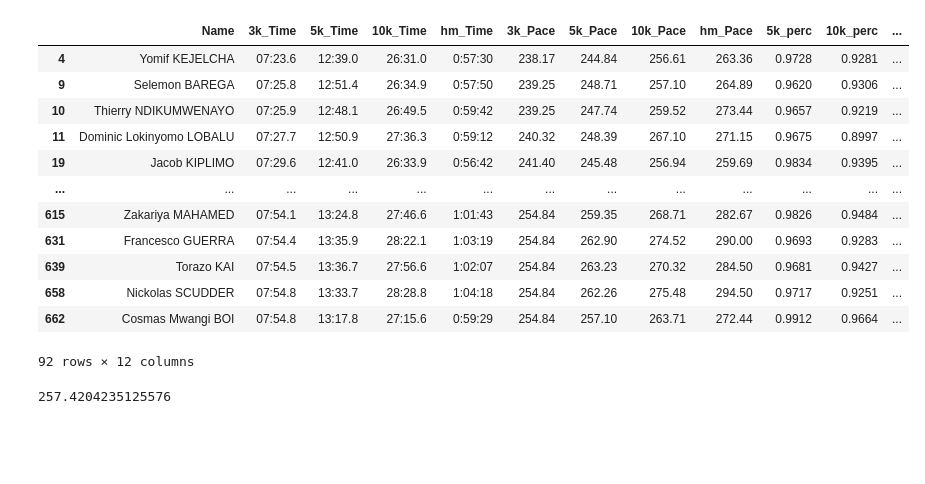
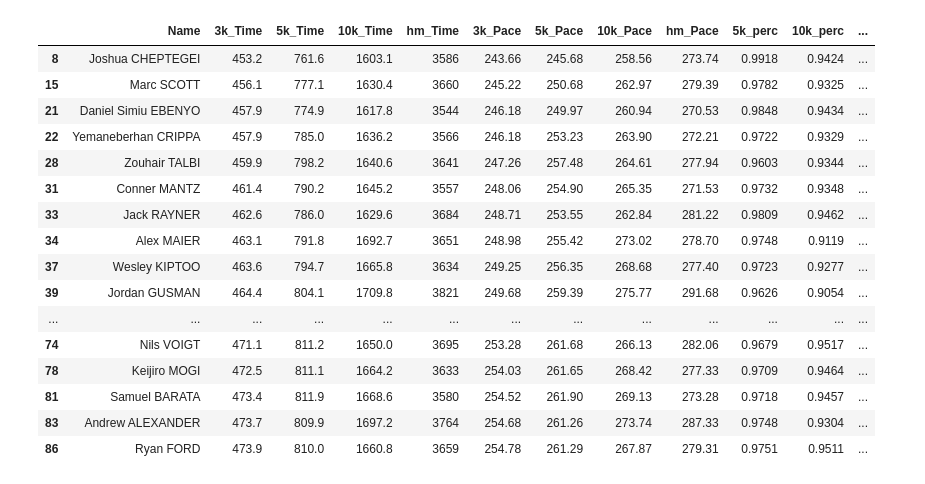
Before and after one commit to 415jason/Bowers-Pace-Chart, a Jupyter notebook: PaceChartData.ipynb, the cells around one changed output. Cells and saved outputs as stored; diff of their text form; code cells hidden in the pictures; blank space fills up the shorter version.

Commit message:
Worked on calculating initial pace chart

```diff
--- a/PaceChartData.ipynb
+++ b/PaceChartData.ipynb
@@ -5,32 +5,51 @@ times_3k = pd.read_csv(r"C:\Users\Jason\Downloads\DataScience\3k_Times.csv")
 times_5k = pd.read_csv(r"C:\Users\Jason\Downloads\DataScience\5k_Times.csv")
 times_10k = pd.read_csv(r"C:\Users\Jason\Downloads\DataScience\10k_Times.csv")
 times_hm = pd.read_csv(r"C:\Users\Jason\Downloads\DataScience\hm_Times.csv")
+times_marathon = pd.read_csv(r"C:\Users\Jason\Downloads\DataScience\mara_Times.csv", encoding='latin1')
+# %%
+def format_to_time(sec):
+    tot = round(sec)
+    minutes = tot // 60
+    remaining_seconds = tot % 60
+    return f"{minutes:02}:{remaining_seconds:02}"
+
+def format_to_sec(time_str):
+    minutes, seconds = time_str.split(":")
+    return int(minutes) * 60 + float(seconds)
 # %%
 comp = times_3k.merge(times_5k, on='Name', how='left').merge(times_10k, on='Name', how='left').merge(times_hm, on='Name', how='left')
 comp.dropna(inplace=True)
-comp['3k_Pace'] = (pd.to_timedelta('00:' + comp['3k_Time']).dt.total_seconds().astype(int) / 1.86).round(2)
-comp['5k_Pace'] = (pd.to_timedelta('00:' + comp['5k_Time']).dt.total_seconds().astype(int) / 3.1).round(2)
-comp['10k_Pace'] = (pd.to_timedelta('00:' + comp['10k_Time']).dt.total_seconds().astype(int) / 6.2).round(2)
-comp['hm_Pace'] = (pd.to_timedelta(comp['hm_Time']).dt.total_seconds().astype(int) / 13.1).round(2)
+comp['3k_Time'] = comp['3k_Time'].apply(format_to_sec)
+comp['5k_Time'] = comp['5k_Time'].apply(format_to_sec)
+comp['10k_Time'] = comp['10k_Time'].apply(format_to_sec)
+comp['hm_Time'] = pd.to_timedelta(comp['hm_Time']).dt.total_seconds().astype(int)
+comp['3k_Pace'] = (comp['3k_Time'] / 1.86).round(2)
+comp['5k_Pace'] = (comp['5k_Time'] / 3.1).round(2)
+comp['10k_Pace'] = (comp['10k_Time'] / 6.2).round(2)
+comp['hm_Pace'] = (comp['hm_Time'] / 13.1).round(2)
 comp['5k_perc'] = (comp['3k_Pace'] / comp['5k_Pace']).round(4)
 comp['10k_perc'] = (comp['3k_Pace'] / comp['10k_Pace']).round(4)
 comp['hm_perc'] = (comp['3k_Pace'] / comp['hm_Pace']).round(4)
-comp
+comp_m = comp.merge(times_marathon, on='Name', how='left').dropna()
+comp_m['Marathon'] = pd.to_timedelta(comp_m['Marathon']).dt.total_seconds().astype(int)
+comp_m['Marathon_Pace'] = (comp_m['Marathon'] / 26.2).round(2)
+comp_m['Marathon_perc'] = (comp_m['3k_Pace'] / comp_m['Marathon_Pace']).round(4)
+comp_m
 # %% [output]
 |  | Name | 3k_Time | 5k_Time | 10k_Time | hm_Time | 3k_Pace | 5k_Pace | 10k_Pace | hm_Pace | 5k_perc | 10k_perc | ... |
-| 4 | Yomif KEJELCHA | 07:23.6 | 12:39.0 | 26:31.0 | 0:57:30 | 238.17 | 244.84 | 256.61 | 263.36 | 0.9728 | 0.9281 | ... |
-| 9 | Selemon BAREGA | 07:25.8 | 12:51.4 | 26:34.9 | 0:57:50 | 239.25 | 248.71 | 257.10 | 264.89 | 0.9620 | 0.9306 | ... |
-| 10 | Thierry NDIKUMWENAYO | 07:25.9 | 12:48.1 | 26:49.5 | 0:59:42 | 239.25 | 247.74 | 259.52 | 273.44 | 0.9657 | 0.9219 | ... |
-| 11 | Dominic Lokinyomo LOBALU | 07:27.7 | 12:50.9 | 27:36.3 | 0:59:12 | 240.32 | 248.39 | 267.10 | 271.15 | 0.9675 | 0.8997 | ... |
-| 19 | Jacob KIPLIMO | 07:29.6 | 12:41.0 | 26:33.9 | 0:56:42 | 241.40 | 245.48 | 256.94 | 259.69 | 0.9834 | 0.9395 | ... |
+| 8 | Joshua CHEPTEGEI | 453.2 | 761.6 | 1603.1 | 3586 | 243.66 | 245.68 | 258.56 | 273.74 | 0.9918 | 0.9424 | ... |
+| 15 | Marc SCOTT | 456.1 | 777.1 | 1630.4 | 3660 | 245.22 | 250.68 | 262.97 | 279.39 | 0.9782 | 0.9325 | ... |
+| 21 | Daniel Simiu EBENYO | 457.9 | 774.9 | 1617.8 | 3544 | 246.18 | 249.97 | 260.94 | 270.53 | 0.9848 | 0.9434 | ... |
+| 22 | Yemaneberhan CRIPPA | 457.9 | 785.0 | 1636.2 | 3566 | 246.18 | 253.23 | 263.90 | 272.21 | 0.9722 | 0.9329 | ... |
+| 28 | Zouhair TALBI | 459.9 | 798.2 | 1640.6 | 3641 | 247.26 | 257.48 | 264.61 | 277.94 | 0.9603 | 0.9344 | ... |
+| 31 | Conner MANTZ | 461.4 | 790.2 | 1645.2 | 3557 | 248.06 | 254.90 | 265.35 | 271.53 | 0.9732 | 0.9348 | ... |
+| 33 | Jack RAYNER | 462.6 | 786.0 | 1629.6 | 3684 | 248.71 | 253.55 | 262.84 | 281.22 | 0.9809 | 0.9462 | ... |
+| 34 | Alex MAIER | 463.1 | 791.8 | 1692.7 | 3651 | 248.98 | 255.42 | 273.02 | 278.70 | 0.9748 | 0.9119 | ... |
+| 37 | Wesley KIPTOO | 463.6 | 794.7 | 1665.8 | 3634 | 249.25 | 256.35 | 268.68 | 277.40 | 0.9723 | 0.9277 | ... |
+| 39 | Jordan GUSMAN | 464.4 | 804.1 | 1709.8 | 3821 | 249.68 | 259.39 | 275.77 | 291.68 | 0.9626 | 0.9054 | ... |
 | ... | ... | ... | ... | ... | ... | ... | ... | ... | ... | ... | ... | ... |
-| 615 | Zakariya MAHAMED | 07:54.1 | 13:24.8 | 27:46.6 | 1:01:43 | 254.84 | 259.35 | 268.71 | 282.67 | 0.9826 | 0.9484 | ... |
-| 631 | Francesco GUERRA | 07:54.4 | 13:35.9 | 28:22.1 | 1:03:19 | 254.84 | 262.90 | 274.52 | 290.00 | 0.9693 | 0.9283 | ... |
-| 639 | Torazo KAI | 07:54.5 | 13:36.7 | 27:56.6 | 1:02:07 | 254.84 | 263.23 | 270.32 | 284.50 | 0.9681 | 0.9427 | ... |
-| 658 | Nickolas SCUDDER | 07:54.8 | 13:33.7 | 28:28.8 | 1:04:18 | 254.84 | 262.26 | 275.48 | 294.50 | 0.9717 | 0.9251 | ... |
-| 662 | Cosmas Mwangi BOI | 07:54.8 | 13:17.8 | 27:15.6 | 0:59:29 | 254.84 | 257.10 | 263.71 | 272.44 | 0.9912 | 0.9664 | ... |
+| 74 | Nils VOIGT | 471.1 | 811.2 | 1650.0 | 3695 | 253.28 | 261.68 | 266.13 | 282.06 | 0.9679 | 0.9517 | ... |
+| 78 | Keijiro MOGI | 472.5 | 811.1 | 1664.2 | 3633 | 254.03 | 261.65 | 268.42 | 277.33 | 0.9709 | 0.9464 | ... |
+| 81 | Samuel BARATA | 473.4 | 811.9 | 1668.6 | 3580 | 254.52 | 261.90 | 269.13 | 273.28 | 0.9718 | 0.9457 | ... |
+| 83 | Andrew ALEXANDER | 473.7 | 809.9 | 1697.2 | 3764 | 254.68 | 261.26 | 273.74 | 287.33 | 0.9748 | 0.9304 | ... |
+| 86 | Ryan FORD | 473.9 | 810.0 | 1660.8 | 3659 | 254.78 | 261.29 | 267.87 | 279.31 | 0.9751 | 0.9511 | ... |
-92 rows × 12 columns
-# %%
-print(250/(comp['5k_perc'].mean()))
-# %% [output]
-257.4204235125576
```
Also changed, not shown: parts of 2 cells of this notebook, 1 other file.
